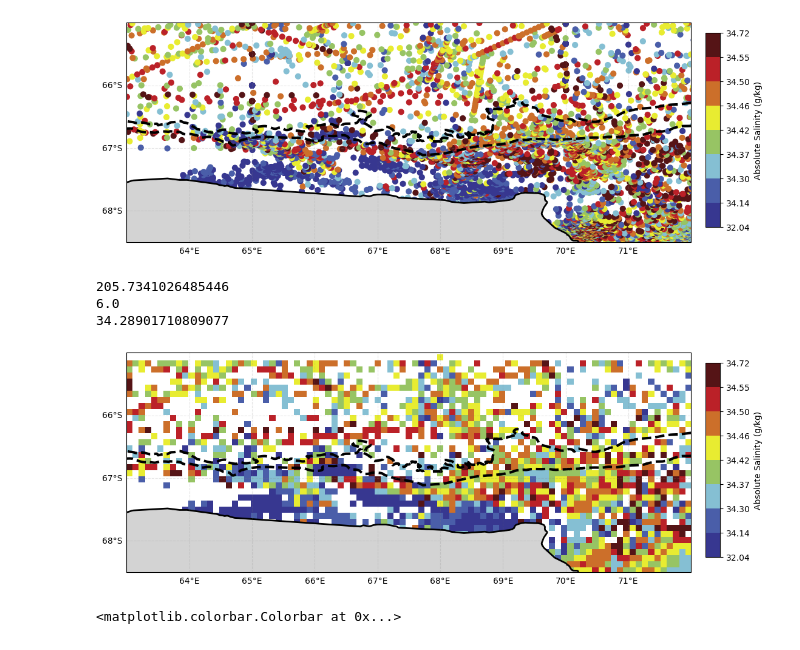
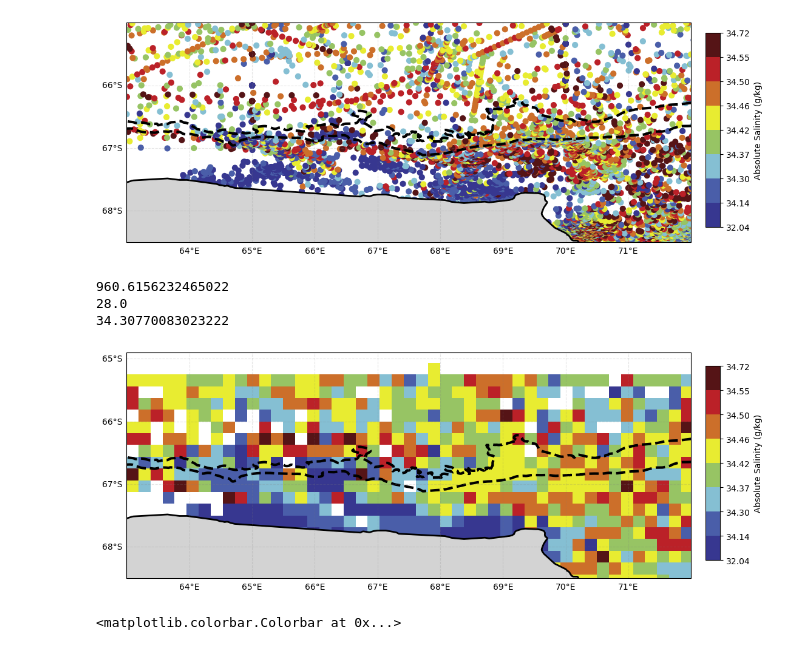
Before and after one commit to SiennaNeve/CDObs, a Jupyter notebook: Notebooks/CTD_mapping_seals_ships_argo.ipynb, the cells around one changed output. Saved outputs shown, nothing was run; the diff lists cells and outputs as text; code cells hidden in the pictures.

```diff
--- a/Notebooks/CTD_mapping_seals_ships_argo.ipynb
+++ b/Notebooks/CTD_mapping_seals_ships_argo.ipynb
@@ -575,8 +577,8 @@ data = pd.DataFrame(mean_abs_salinity, columns=['latitude', 'longitude', 'mean_a
 
 
 # Define the grid resolution (0.1 degrees in this case) and the range of latitudes and longitudes you want to cover:
-lat_resolution = 0.1
-lon_resolution = 0.1
+lat_resolution = 0.2
+lon_resolution = 0.2
 
 min_lat = -69
 max_lat = -63
@@ -633,9 +635,9 @@ mean_salinity = mean_salinity_grid[lat_index, lon_index]
 
 print(mean_salinity)
 # %% [output]
-205.7341026485446
-6.0
-34.28901710809077
+960.6156232465022
+28.0
+34.30770083023222
 # %%
 #gridded absolute salinity
 # Set up the map
@@ -643,7 +645,7 @@ plt.figure(figsize=(12, 8))
 ax = plt.axes(projection=ccrs.PlateCarree())
 ax.coastlines(linewidth=5)
 ax.add_feature(land)
-ax.set_extent([63, 72, -68.5, -65], crs=ccrs.PlateCarree())
+ax.set_extent([63, 72, -68.5, -64.9], crs=ccrs.PlateCarree())
 #ax.gridlines(draw_labels=True, dms=True, x_inline=False, y_inline=False)
 gl = ax.gridlines(draw_labels=True, color='gray', alpha=0.2, linestyle='--', xlocs=np.arange(63, 73, 1), ylocs=np.arange(-69, -63, 1))
 gl.right_labels = False
@@ -659,34 +661,34 @@ plt.imshow(mean_salinity_grid, extent=[min_lon, max_lon, min_lat, max_lat], cmap
 
 def format_ticks(x, pos):
     return f'{x:.2f}'
 
 formatter = ticker.FuncFormatter(format_ticks)
 
 
 # Create a color bar axes
 cax = plt.axes([0.92, 0.3, 0.02, 0.4])  # [x, y, width, height]
 # Create the color bar using the ScalarMappable
 #thickness
 #plt.colorbar(mpl.cm.ScalarMappable(norm=norm, cmap=cmap_deep), cax=cax, orientation='vertical', label='Thickness (m)', format=formatter)
 # #mean cons temp
 # plt.colorbar(mpl.cm.ScalarMappable(norm=norm, cmap=cmap_deep), cax=cax, orientation='vertical', label='Conservative Temperature (°C)', format=formatter)
 #mean abs salt
 plt.colorbar(mpl.cm.ScalarMappable(norm=norm, cmap=cmap_deep), cax=cax, orientation='vertical', label='Absolute Salinity (g/kg)', format=formatter)
 
 #plot 600m contour
 ax.plot(shelf_contour[:, 0], shelf_contour[:, 1], color='black', linewidth=3, linestyle='--')
 #plot 2000m contour
 ax.plot(slope_contour[:, 0], slope_contour[:, 1], color='black', linewidth=3, linestyle='--')
 
 
 # cbar = plt.colorbar(sc, orientation='vertical', shrink=0.3, pad=0.03, aspect=10, extend='both')
 # cbar.set_label(f'Thickness (m)', fontsize=11)
 
 # plt.title('Thickness of Criteria: Neutral Density < 28 kg/m$^3$, Depth < 700m')
 # plt.title('Thickness of Criteria: Neutral Density 28 < y$^n$ < 28.27 kg/m$^3$')
 plt.show()
 # %% [output]
-[figure, old version]
+[figure, new version]
 # %%
 #conservative temperature
 
```
Also changed, not shown: parts of 3 cells of this notebook, 2 other files.
